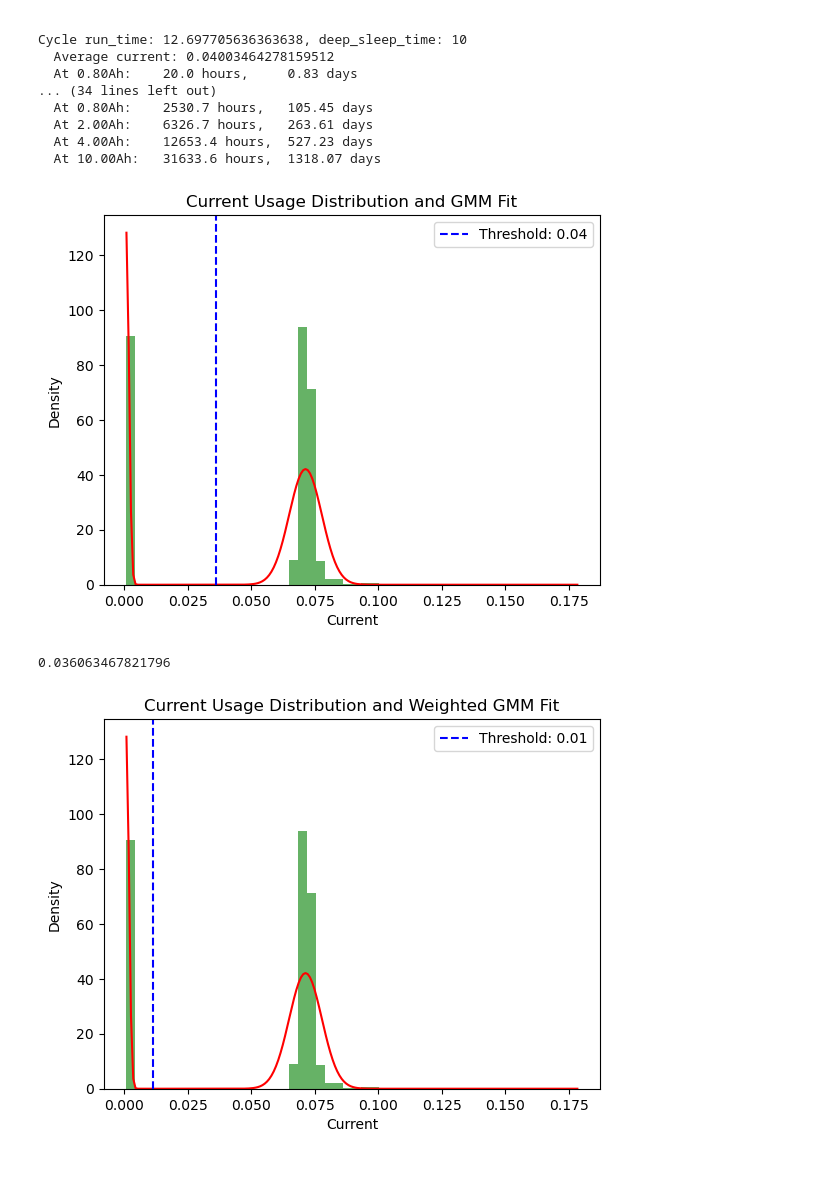
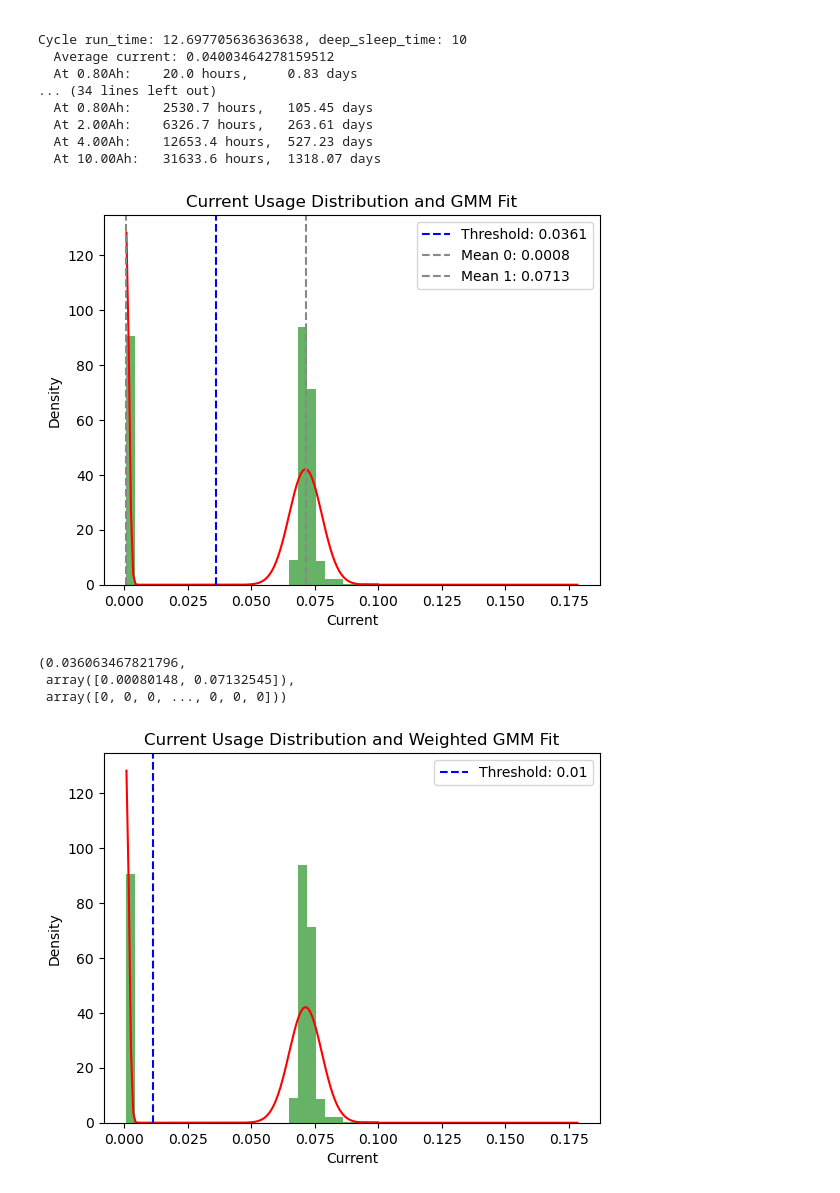
Before and after one commit to eduardofv/power_profiler, a Jupyter notebook: analytics/dslp-v2.ipynb, the cells around one changed output. Cells and saved outputs as stored; diff of their text form; code cells hidden in the pictures.

```diff
--- a/analytics/dslp-v2.ipynb
+++ b/analytics/dslp-v2.ipynb
@@ -16,17 +18,15 @@ TX = 1
 batteries = [0.8, 2, 4, 10] #Ah
 deep_sleep_times = [0, 10, 30, 60, 600, 1800, 3600]
 # %%
-experiment_name = f"--{board}_r{r}_ds{ds}-T{TX}"
-filename = f"../data/dslp{experiment_name}.csv"
-print(experiment_name)
-print(filename)
-
-try:
-    df = pd.read_csv(filename)
-    display(df.head())
-except FileNotFoundError:
-    print(f"Error: '{fn}' not found.")
-except pd.errors.ParserError:
-    print("Error: Unable to parse the CSV file. Check the file format.")
-except Exception as e:
-    print(f"An unexpected error occurred: {e}")
+def load_data(filename, show=False):
+    try:
+        df = pd.read_csv(filename)
+        if show:
+            display(df.head())
+    except FileNotFoundError:
+        print(f"Error: '{fn}' not found.")
+    except pd.errors.ParserError:
+        print("Error: Unable to parse the CSV file. Check the file format.")
+    except Exception as e:
+        print(f"An unexpected error occurred: {e}")
+    return df
@@ -41,0 +33,6 @@ except Exception as e:
+# %%
+experiment_name = f"--{board}_r{r}_ds{ds}-T{TX}"
+filename = f"../data/dslp{experiment_name}.csv"
+print(experiment_name)
+print(filename)
+df = load_data(filename, True)
@@ -461,9 +477,6 @@ Cycle run_time: 12.697705636363638, deep_sleep_time: 10
   At 4.00Ah:    12653.4 hours,  527.23 days
   At 10.00Ah:   31633.6 hours,  1318.07 days
 # %%
-from sklearn.mixture import GaussianMixture
-import numpy as np
-
 def find_current_threshold(data, plot_results=False):
     """
     Finds a current threshold to separate high and low current usage modes using Gaussian Mixture Models.
@@ -474,6 +487,8 @@ def find_current_threshold(data, plot_results=False):
 
     Returns:
         float: The current threshold separating the modes, or None if the fitting fails.
+        array of means
+        array of labels
     """
 
     if isinstance(data, pd.Series):
@@ -485,39 +500,43 @@ def find_current_threshold(data, plot_results=False):
 
     try:
         gmm = GaussianMixture(n_components=2)
-        gmm.fit(data)
+        labels = gmm.fit_predict(data)
         means = gmm.means_.flatten()
         means.sort()  # Ensure means are sorted: low, high
 
         # Calculate the threshold as the midpoint between the means
         threshold = (means[0] + means[1]) / 2
 
         if plot_results:
             plt.hist(data, bins=50, density=True, alpha=0.6, color='g')
             x = np.linspace(data.min(), data.max(), 200).reshape(-1, 1)
             logprob = gmm.score_samples(x)
             pdf = np.exp(logprob)
             plt.plot(x, pdf, '-r')
-            plt.axvline(threshold, color='b', linestyle='--', label=f'Threshold: {threshold:.2f}')
+            plt.axvline(threshold, color='b', linestyle='--', label=f'Threshold: {threshold:.4f}')
+            plt.axvline(means[0], color="#888888", linestyle="--", label=f"Mean 0: {means[0]:.4f}")
+            plt.axvline(means[1], color="#888888", linestyle="--", label=f"Mean 1: {means[1]:.4f}")
             plt.legend()
             plt.xlabel("Current")
             plt.ylabel("Density")
             plt.title("Current Usage Distribution and GMM Fit")
             plt.show()
 
-        return threshold
+        return threshold, means, labels
 
     except Exception as e:
         print(f"Error during GMM fitting: {e}")
         return None
 
 #Example Usage
 # Create a sample dataset (replace with your actual data)
 
 find_current_threshold(df.current, plot_results=True)
 # %% [output]
-[figure, old version]
+[figure, new version]
-0.036063467821796
+(0.036063467821796,
+ array([0.00080148, 0.07132545]),
+ array([0, 0, 0, ..., 0, 0, 0]))
 # %%
 def find_current_threshold_weighted(data, weight_low_std=0.6, plot_results=False):
     """
```
Also changed, not shown: parts of 5 cells of this notebook, 1 other file.
